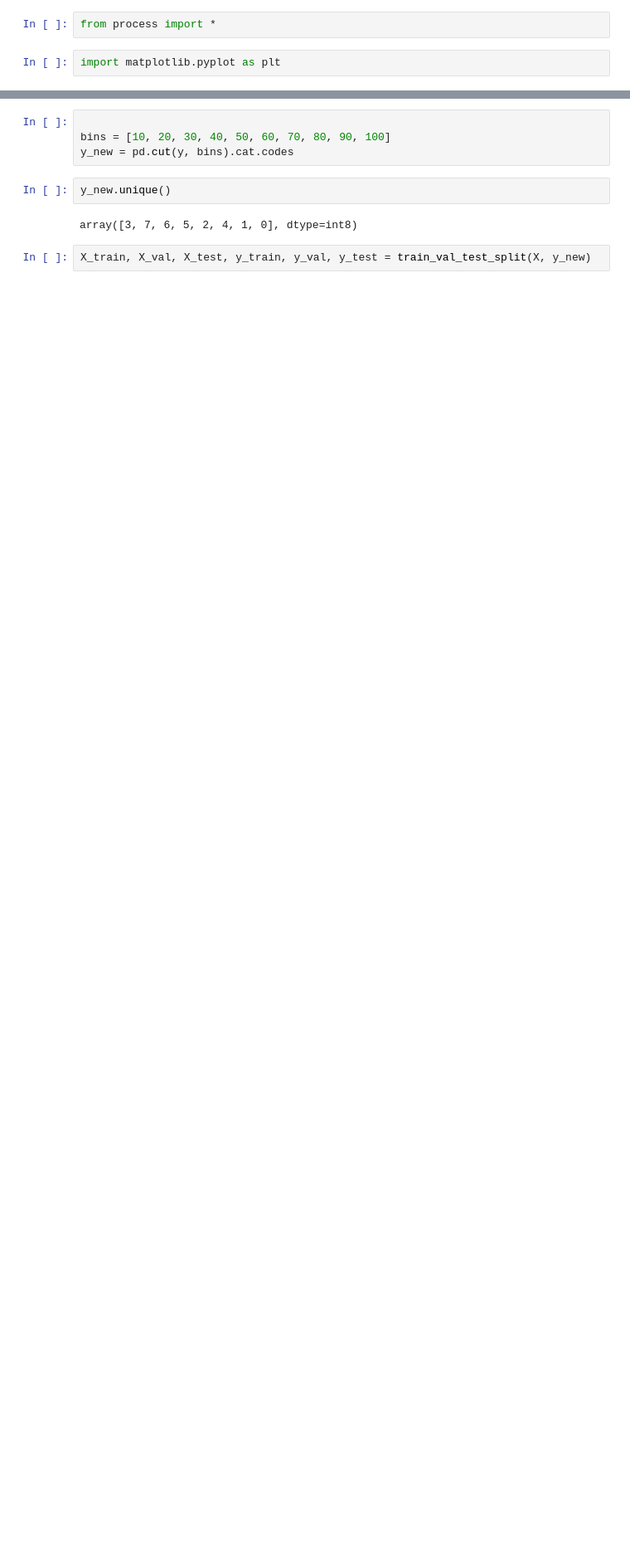
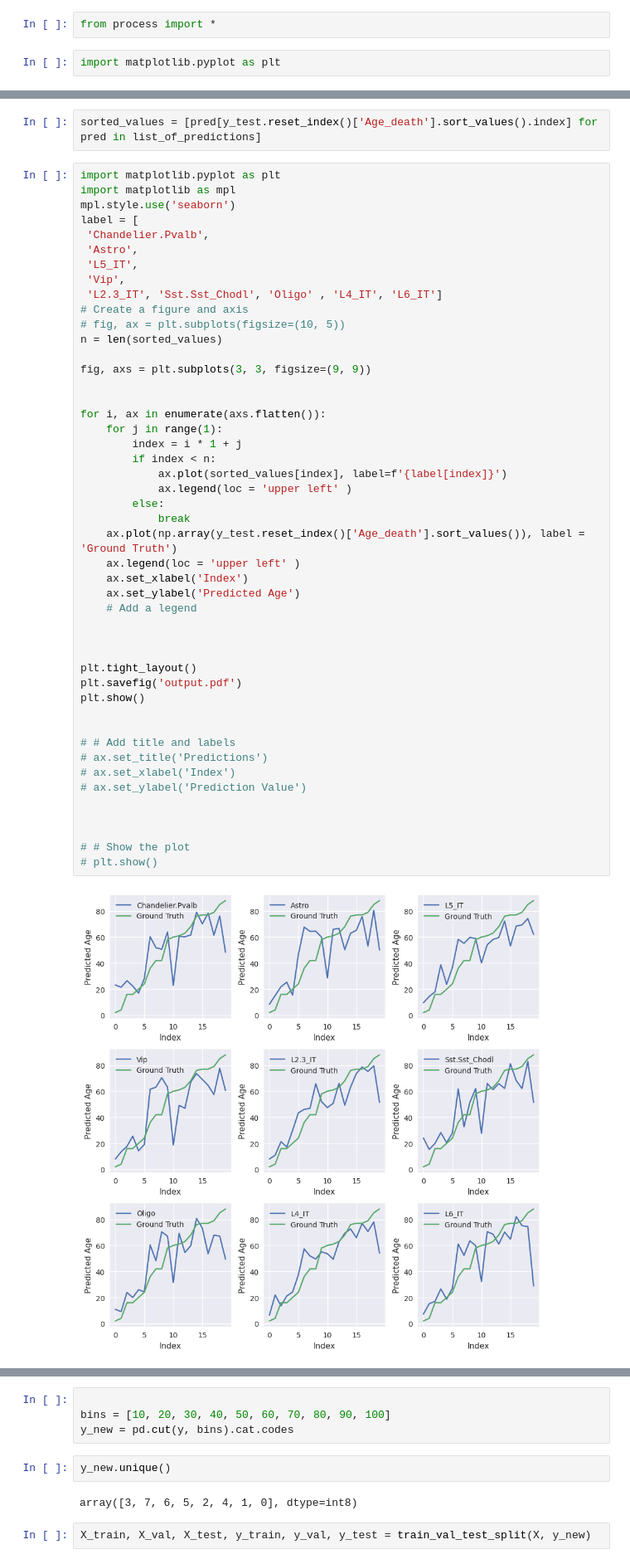
Before and after one commit to liyy2/aging_YL, a Jupyter notebook: code/process.ipynb, the cells around one changed output, grey strips where cells are left out. Shown at 83% size. Drawn from its saved outputs; the diff is of its cells as text; blank space fills up the shorter version.

```diff
--- a/code/process.ipynb
+++ b/code/process.ipynb
@@ -26,0 +241,51 @@ intersect_of_all = get_index_intersect([
+# %%
+sorted_values = [pred[y_test.reset_index()['Age_death'].sort_values().index] for pred in list_of_predictions]
+# %%
+import matplotlib.pyplot as plt
+import matplotlib as mpl
+mpl.style.use('seaborn')
+label = [
+ 'Chandelier.Pvalb',
+ 'Astro',
+ 'L5_IT',
+ 'Vip',
+ 'L2.3_IT', 'Sst.Sst_Chodl', 'Oligo' , 'L4_IT', 'L6_IT']
+# Create a figure and axis
+# fig, ax = plt.subplots(figsize=(10, 5))
+n = len(sorted_values)
+
+fig, axs = plt.subplots(3, 3, figsize=(9, 9))
+
+
+for i, ax in enumerate(axs.flatten()):
+    for j in range(1):
+        index = i * 1 + j
+        if index < n:
+            ax.plot(sorted_values[index], label=f'{label[index]}')
+            ax.legend(loc = 'upper left' )
+        else:
+            break
+    ax.plot(np.array(y_test.reset_index()['Age_death'].sort_values()), label = 'Ground Truth')
+    ax.legend(loc = 'upper left' )
+    ax.set_xlabel('Index')
+    ax.set_ylabel('Predicted Age')
+    # Add a legend
+
+
+
+plt.tight_layout()
+plt.savefig('output.pdf')
+plt.show()
+
+
+# # Add title and labels
+# ax.set_title('Predictions')
+# ax.set_xlabel('Index')
+# ax.set_ylabel('Prediction Value')
+
+
+
+# # Show the plot
+# plt.show()
+# %% [output]
+[figure, added]
```
Also changed, not shown: parts of 31 cells of this notebook, 3 other files.
